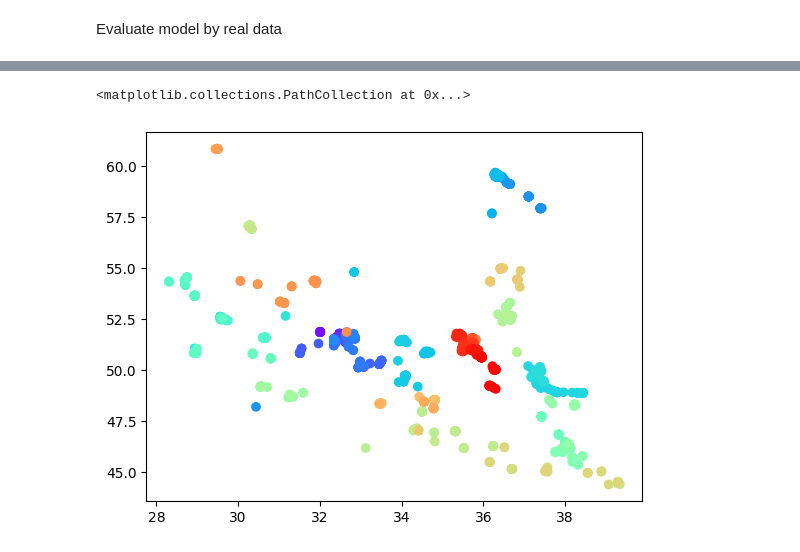
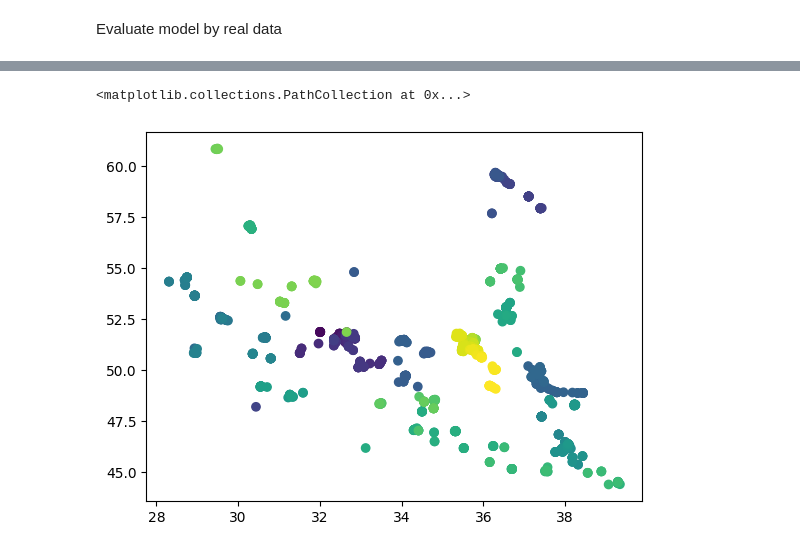
Before and after one commit to DevNerds2020/coordinate-recommender-for-visitors, a Jupyter notebook: test-workbench.ipynb, the cells around one changed output, grey strips where cells are left out. Cells and saved outputs as stored; diff of their text form; code cells hidden in the pictures.

```diff
--- a/test-workbench.ipynb
+++ b/test-workbench.ipynb
@@ -568,8 +435,3 @@ plt.grid()
 plt.show()
 # %% [output]
 [figure]
-# %%
-test = [[1, 2, 3, 4], [1, 2, 3, 4]]
-
-for val, j in enumerate(test):
-    print(val, j)
@@ -609,5 +508,5 @@ df2
 # %%
-plt.scatter(df2.iloc[:, 5], df2.iloc[:, 6], c=df2.iloc[:, 0], cmap="rainbow")
+plt.scatter(df2.iloc[:, 5], df2.iloc[:, 6], c=df2.iloc[:, 0])
 # %% [output]
 <matplotlib.collections.PathCollection at 0x...>
-[figure, old version]
+[figure, new version]
```
Also changed, not shown: parts of 42 cells of this notebook, 4 other files.
